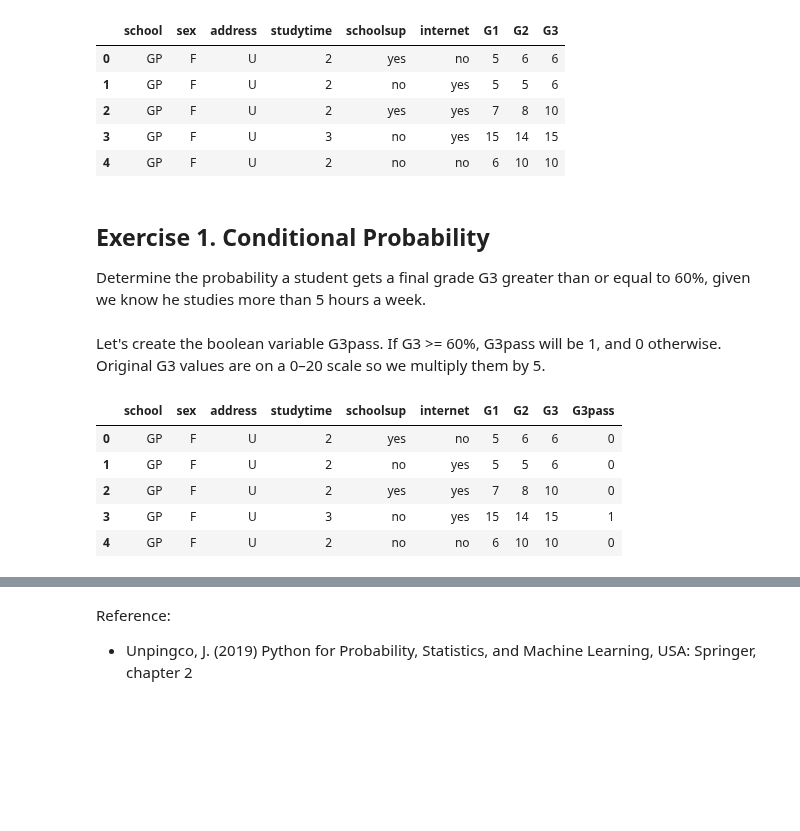
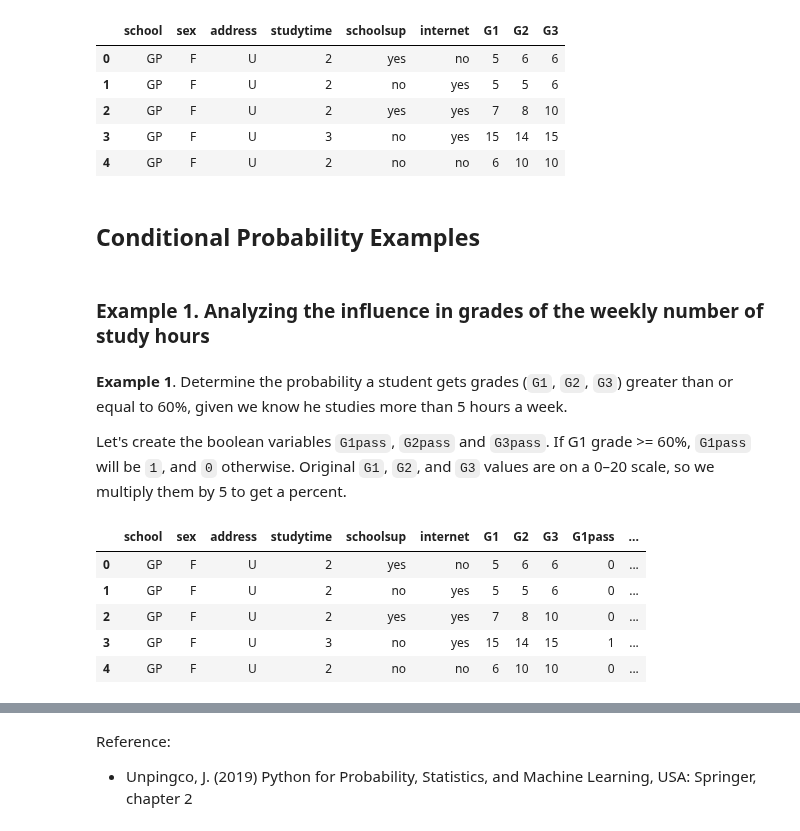
Before and after one commit to Goliath-Research/Computational-Statistics, a Jupyter notebook: 02-Probability & Distributions/02-Cond_Prob.ipynb, the cells around one changed output, grey strips where cells are left out. Cells and saved outputs as stored; diff of their text form; code cells hidden in the pictures; blank space fills up the shorter version.

```diff
--- a/02-Probability & Distributions/02-Cond_Prob.ipynb
+++ b/02-Probability & Distributions/02-Cond_Prob.ipynb
@@ -47,19 +47,23 @@ data.head()
 | 2 | GP | F | U | 2 | yes | yes | 7 | 8 | 10 |
 | 3 | GP | F | U | 3 | no | yes | 15 | 14 | 15 |
 | 4 | GP | F | U | 2 | no | no | 6 | 10 | 10 |
+# %% [markdown]
+## Conditional Probability Examples
+# %% [markdown]
+### Example 1. Analyzing the influence in grades of the weekly number of study hours
 # %% [markdown]
-## Exercise 1. Conditional Probability
+**Example 1**. Determine the probability a student gets grades (`G1`, `G2`, `G3`) greater than or equal to 60%, given we know he studies more than 5 hours a week.
 
-Determine the probability a student gets a final grade G3 greater than or equal to 60%, given we know he studies more than 5 hours a week.
+Let's create the boolean variables `G1pass`, `G2pass` and `G3pass`. If G1 grade >= 60%, `G1pass` will be `1`, and `0` otherwise. Original `G1`, `G2`, and `G3` values are on a 0–20 scale, so we multiply them by 5 to get a percent.
-# %% [markdown]
-Let's create the boolean variable G3pass. If G3 >= 60%, G3pass will be 1, and 0 otherwise. Original G3 values are on a 0–20 scale so we multiply them by 5.
 # %%
+data['G1pass'] = np.where(data.G1 * 5 >= 60, 1, 0)
+data['G2pass'] = np.where(data.G2 * 5 >= 60, 1, 0)
 data['G3pass'] = np.where(data.G3 * 5 >= 60, 1, 0)
 data.head()
 # %% [output]
-|  | school | sex | address | studytime | schoolsup | internet | G1 | G2 | G3 | G3pass |
-| 0 | GP | F | U | 2 | yes | no | 5 | 6 | 6 | 0 |
-| 1 | GP | F | U | 2 | no | yes | 5 | 5 | 6 | 0 |
-| 2 | GP | F | U | 2 | yes | yes | 7 | 8 | 10 | 0 |
-| 3 | GP | F | U | 3 | no | yes | 15 | 14 | 15 | 1 |
-| 4 | GP | F | U | 2 | no | no | 6 | 10 | 10 | 0 |
+|  | school | sex | address | studytime | schoolsup | internet | G1 | G2 | G3 | G1pass | ... |
+| 0 | GP | F | U | 2 | yes | no | 5 | 6 | 6 | 0 | ... |
+| 1 | GP | F | U | 2 | no | yes | 5 | 5 | 6 | 0 | ... |
+| 2 | GP | F | U | 2 | yes | yes | 7 | 8 | 10 | 0 | ... |
+| 3 | GP | F | U | 3 | no | yes | 15 | 14 | 15 | 1 | ... |
+| 4 | GP | F | U | 2 | no | no | 6 | 10 | 10 | 0 | ... |
```
Also changed, not shown: parts of 85 cells of this notebook.
